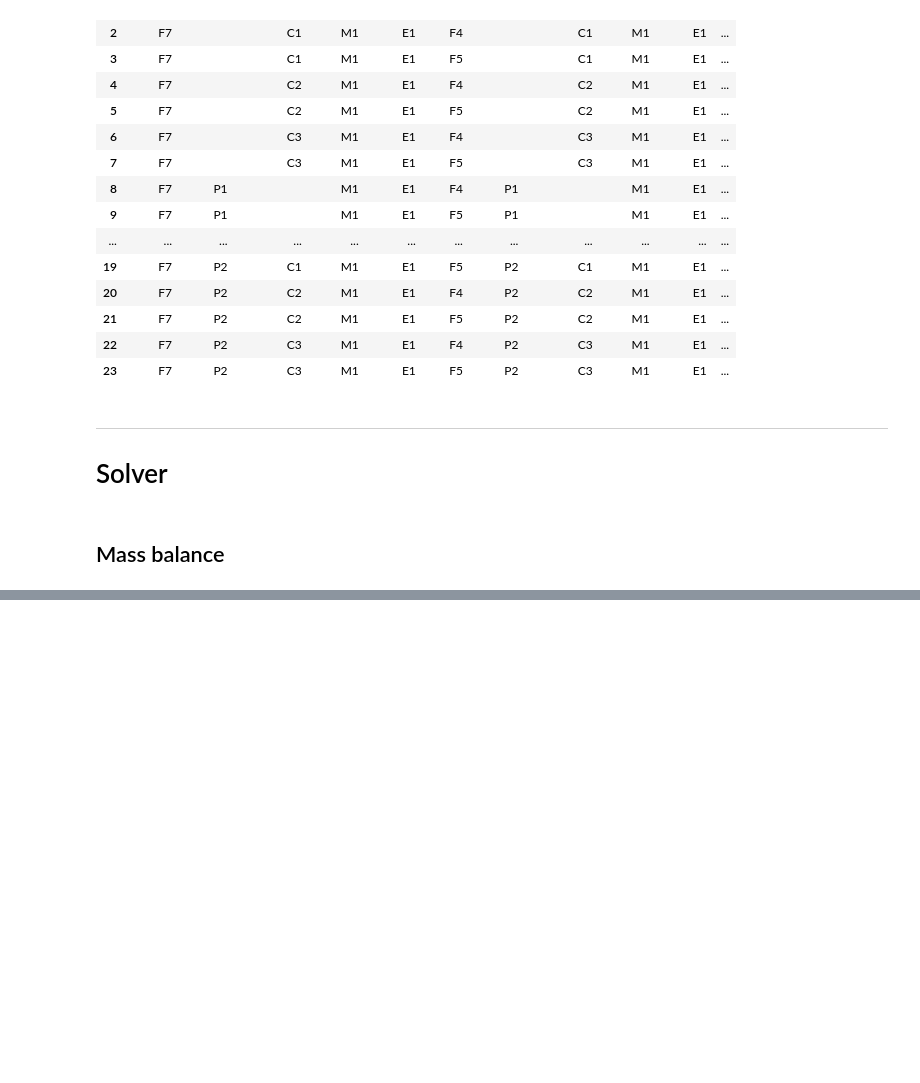
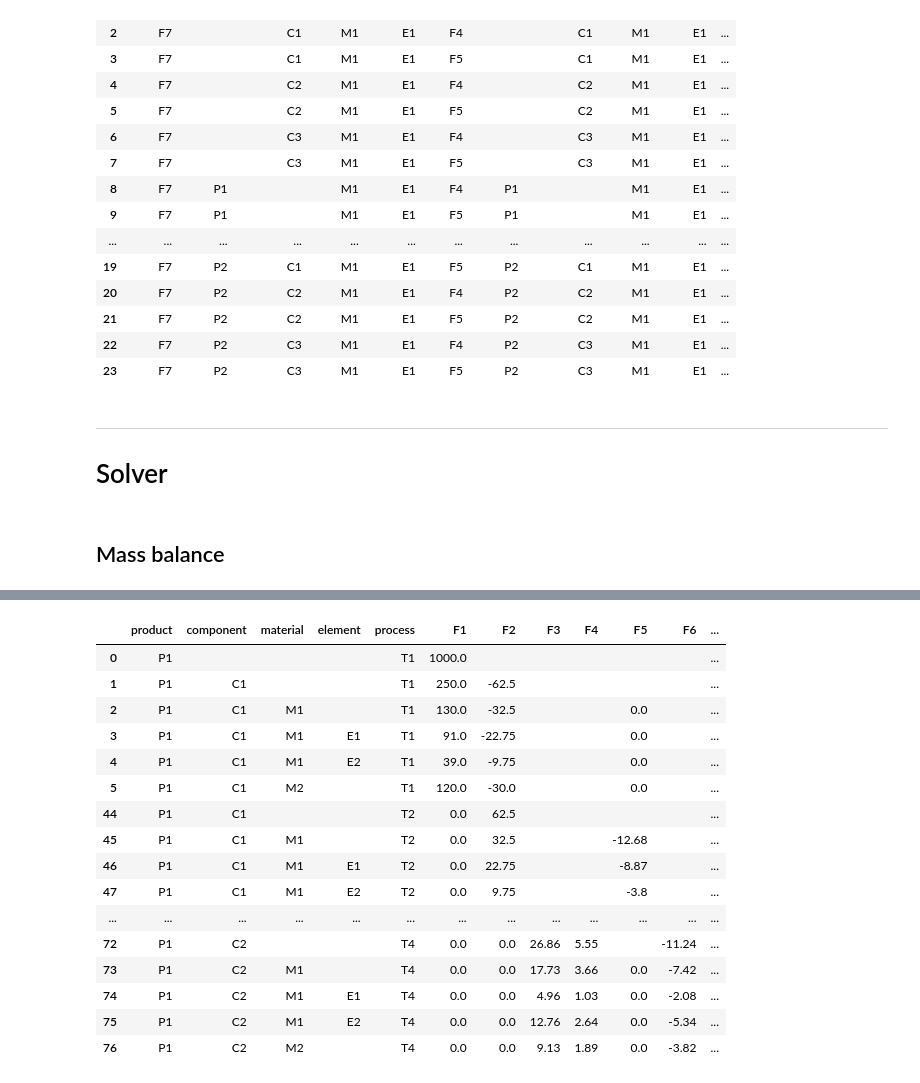
Before and after one commit to FutuRaM-Project/Recovery-Model, a Jupyter notebook: 01_consolidation.ipynb, the cells around one changed output, grey strips where cells are left out. Cells and saved outputs as stored; diff of their text form; code cells hidden in the pictures; blank space fills up the shorter version.

```diff
--- a/01_consolidation.ipynb
+++ b/01_consolidation.ipynb
@@ -299,0 +303,20 @@ mass_balance.fillna("")
+# %%
+mass_balance.iloc[np.r_[0:6, 44:49, 93:97, 72:77]].round(2).fillna("")
+# %% [output]
+|  | product | component | material | element | process | F1 | F2 | F3 | F4 | F5 | F6 | ... |
+| 0 | P1 |  |  |  | T1 | 1000.0 |  |  |  |  |  | ... |
+| 1 | P1 | C1 |  |  | T1 | 250.0 | -62.5 |  |  |  |  | ... |
+| 2 | P1 | C1 | M1 |  | T1 | 130.0 | -32.5 |  |  | 0.0 |  | ... |
+| 3 | P1 | C1 | M1 | E1 | T1 | 91.0 | -22.75 |  |  | 0.0 |  | ... |
+| 4 | P1 | C1 | M1 | E2 | T1 | 39.0 | -9.75 |  |  | 0.0 |  | ... |
+| 5 | P1 | C1 | M2 |  | T1 | 120.0 | -30.0 |  |  | 0.0 |  | ... |
+| 44 | P1 | C1 |  |  | T2 | 0.0 | 62.5 |  |  |  |  | ... |
+| 45 | P1 | C1 | M1 |  | T2 | 0.0 | 32.5 |  |  | -12.68 |  | ... |
+| 46 | P1 | C1 | M1 | E1 | T2 | 0.0 | 22.75 |  |  | -8.87 |  | ... |
+| 47 | P1 | C1 | M1 | E2 | T2 | 0.0 | 9.75 |  |  | -3.8 |  | ... |
+| ... | ... | ... | ... | ... | ... | ... | ... | ... | ... | ... | ... | ... |
+| 72 | P1 | C2 |  |  | T4 | 0.0 | 0.0 | 26.86 | 5.55 |  | -11.24 | ... |
+| 73 | P1 | C2 | M1 |  | T4 | 0.0 | 0.0 | 17.73 | 3.66 | 0.0 | -7.42 | ... |
+| 74 | P1 | C2 | M1 | E1 | T4 | 0.0 | 0.0 | 4.96 | 1.03 | 0.0 | -2.08 | ... |
+| 75 | P1 | C2 | M1 | E2 | T4 | 0.0 | 0.0 | 12.76 | 2.64 | 0.0 | -5.34 | ... |
+| 76 | P1 | C2 | M2 |  | T4 | 0.0 | 0.0 | 9.13 | 1.89 | 0.0 | -3.82 | ... |
```
Also changed, not shown: parts of 5 cells of this notebook, 10 other files.
